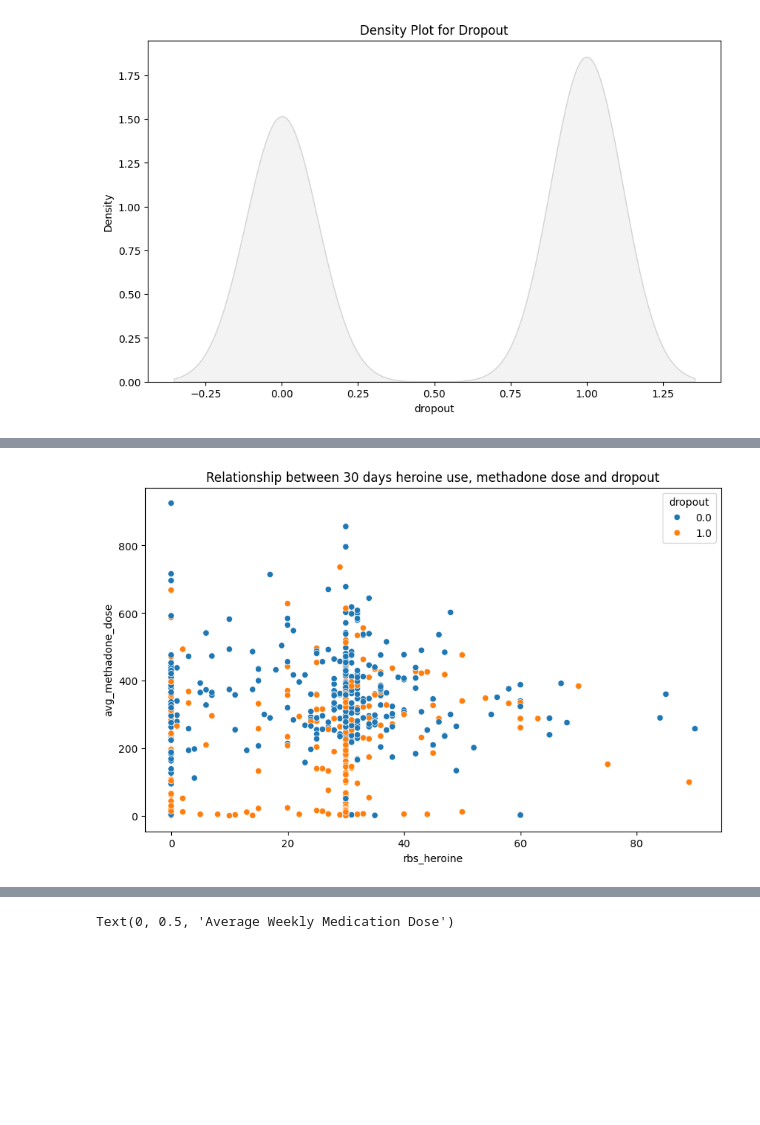
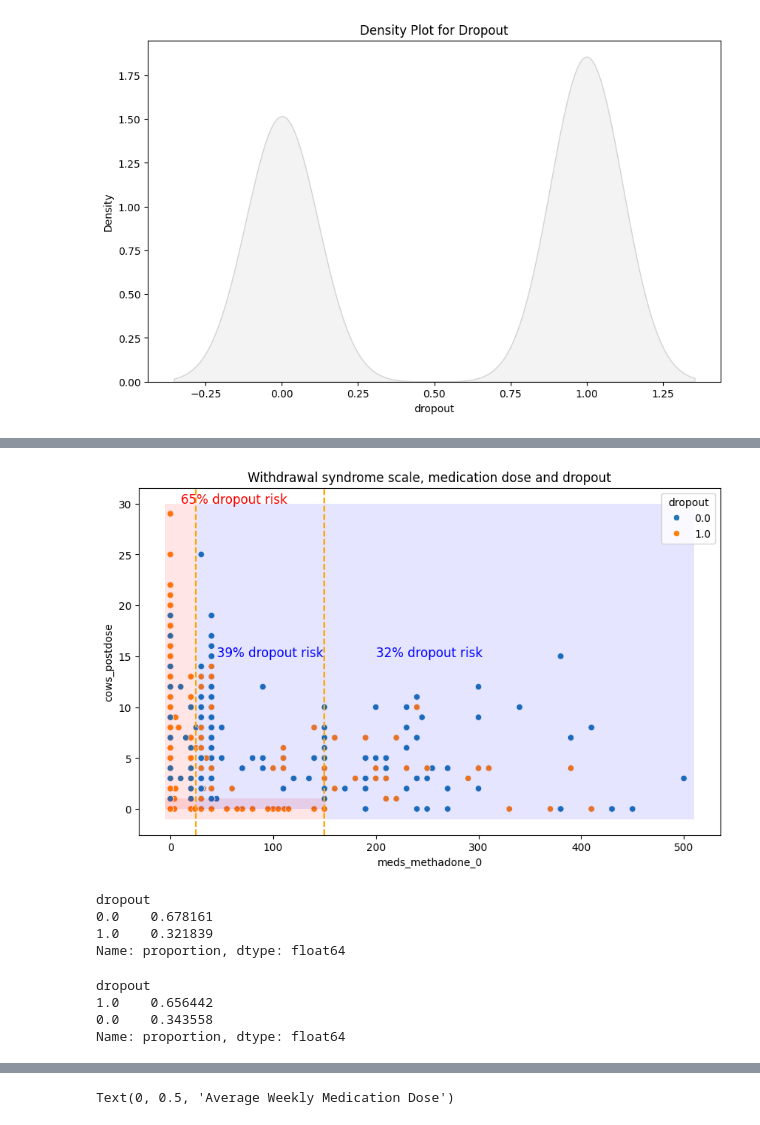
Before and after one commit to DanHerman212/precision_medicine, a Jupyter notebook: code/3_data_visualization.ipynb, the cells around one changed output, grey strips where cells are left out. Saved outputs shown, nothing was run; the diff lists cells and outputs as text; code cells hidden in the pictures; blank space fills up the shorter version.

```diff
--- a/code/3_data_visualization.ipynb
+++ b/code/3_data_visualization.ipynb
@@ -94,11 +94,42 @@ methadone
-# %%
-# examine relationship between rbs_heroine, methadone dose and and dropout
-plt.figure(figsize=(10, 6))
-sns.scatterplot(x='rbs_heroine', y='avg_methadone_dose', hue='dropout', data=methadone)
-plt.title('Relationship between 30 days heroine use, methadone dose and dropout')
-plt.show()
-# %% [output]
-[figure, removed]
+# %%
+# examine relationship between rbs_heroine, methadone dose and and dropout
+plt.figure(figsize=(10, 6))
+sns.scatterplot(x='meds_methadone_0', y='cows_postdose', hue='dropout', data=data)
+plt.fill_between([-5, 25], 0, 30, color='red', alpha=0.1, edgecolor='none')
+plt.fill_between([-5, 151], -1, 1, color='red', alpha=0.10, edgecolor='none')
+plt.fill_between([25, 151], 0, 30, color='blue', alpha=0.10, edgecolor='none')
+plt.fill_between([151, 510], -1, 30, color='blue', alpha=0.10, edgecolor='none')
+plt.axvline(150, color='orange', linestyle='--')
+plt.axvline(25, color='orange', linestyle='--')
+# annotate the first fill between "65% dropout risk"
+plt.text(10, 30, '65% dropout risk', fontsize=12, color='red')
+plt.text(45, 15, '39% dropout risk', fontsize=12, color='blue')
+plt.text(200, 15, '32% dropout risk', fontsize=12, color='blue')
+plt.title('Withdrawal syndrome scale, medication dose and dropout')
+plt.show()
+# %% [output]
+[figure, added]
+# %%
+data.loc[
+        (data.cows_postdose <= 30)&
+        (data.meds_methadone_0 >= 150)&
+        (data.meds_methadone_0 <= 500)
+        ]['dropout'].value_counts(normalize=True)
+# %% [output]
+dropout
+0.0    0.678161
+1.0    0.321839
+Name: proportion, dtype: float64
+# %%
+data.loc[
+        (data.cows_postdose <= 30)&
+        (data.meds_methadone_0 <= 25)
+        ]['dropout'].value_counts(normalize=True)
+# %% [output]
+dropout
+1.0    0.656442
+0.0    0.343558
+Name: proportion, dtype: float64
 # %%
 # create bupe df
 buprenorphine = data[[col for col in data.columns if 'buprenorphine' in col]]
```
Also changed, not shown: parts of 6 cells of this notebook, 3 other files.
